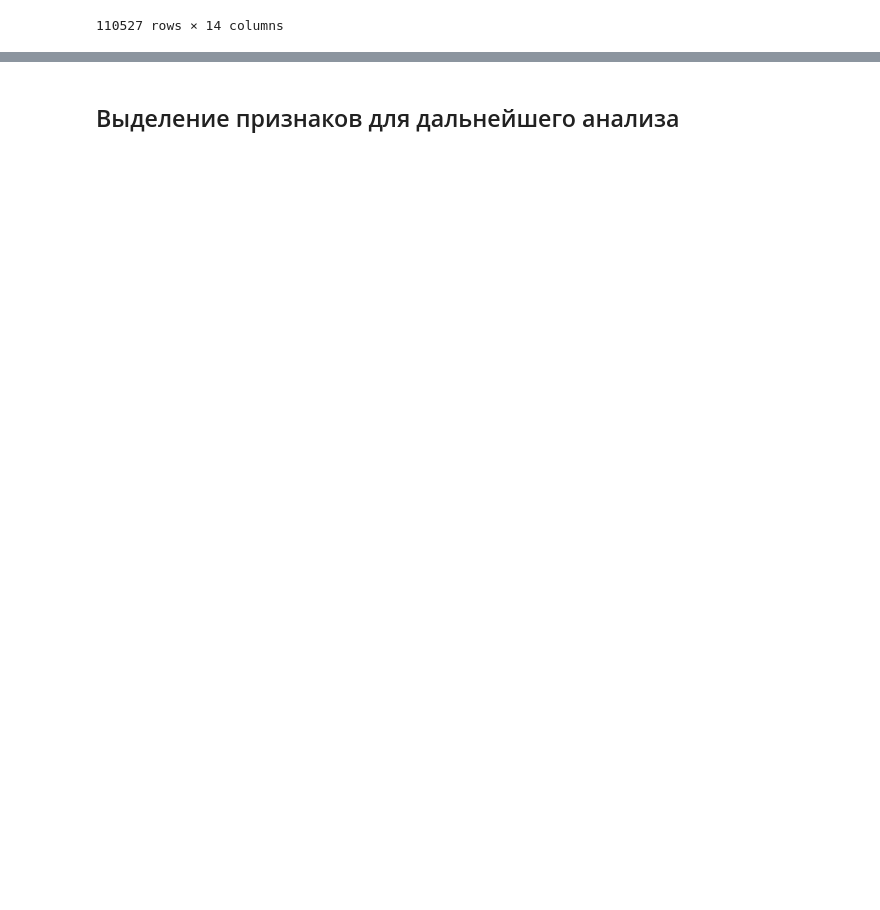
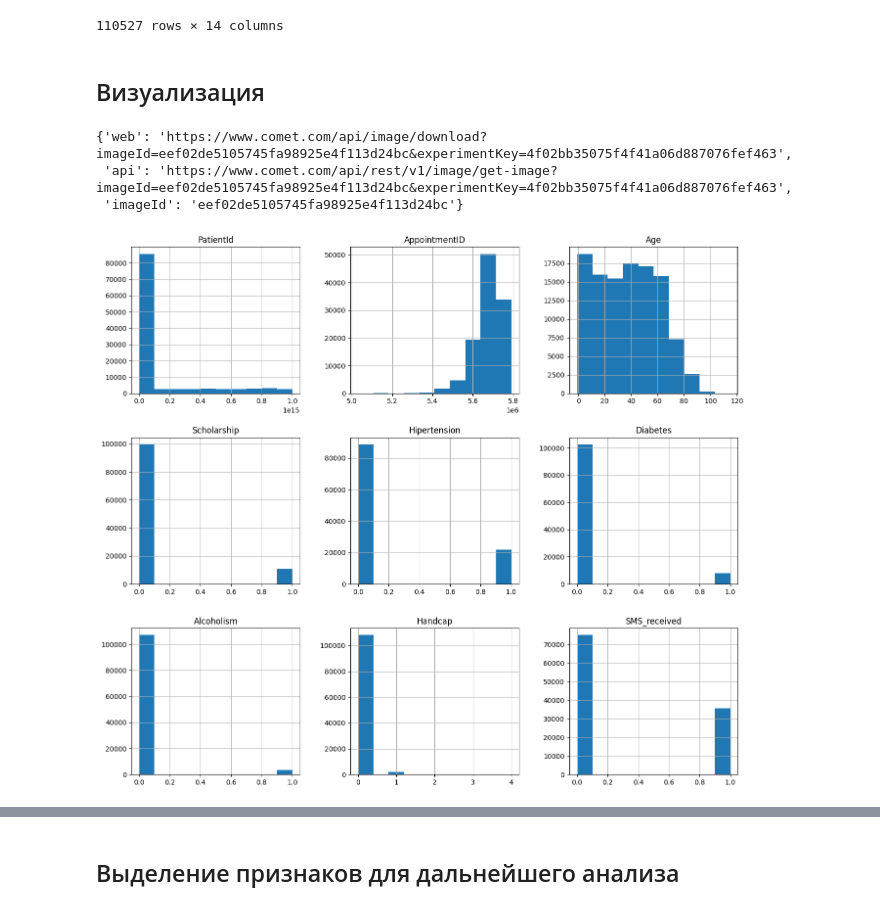
Before and after one commit to chertt007/ML-course, a Jupyter notebook: Block_3_module_11_логирование_экспериментов/Планирование эксперимента и логирование изменений в Comet.ml. Практика.ipynb, the cells around one changed output, grey strips where cells are left out. Drawn from its saved outputs; the diff is of its cells as text; code cells hidden in the pictures; blank space fills up the shorter version.

Commit message:
updated experiment

```diff
--- a/Block_3_module_11_логирование_экспериментов/Планирование эксперимента и логирование изменений в Comet.ml. Практика.ipynb
+++ b/Block_3_module_11_логирование_экспериментов/Планирование эксперимента и логирование изменений в Comet.ml. Практика.ipynb
@@ -22,3 +31,13 @@ df
 | 110525 | 9.213493e+13 | 5630323 | F | 2016-04-27T15:09:23Z | 2016-06-07T00:00:00Z | 38 | MARIA ORTIZ | 0 | ... |
 | 110526 | 3.775115e+14 | 5629448 | F | 2016-04-27T13:30:56Z | 2016-06-07T00:00:00Z | 54 | MARIA ORTIZ | 0 | ... |
 110527 rows × 14 columns
+# %% [markdown]
+## Визуализация
+# %%
+df.hist(figsize=(16,14))
+experiment.log_figure(figure=plt)
+# %% [output]
+{'web': 'https://www.comet.com/api/image/download?imageId=eef02de5105745fa98925e4f113d24bc&experimentKey=4f02bb35075f4f41a06d887076fef463',
+ 'api': 'https://www.comet.com/api/rest/v1/image/get-image?imageId=eef02de5105745fa98925e4f113d24bc&experimentKey=4f02bb35075f4f41a06d887076fef463',
+ 'imageId': 'eef02de5105745fa98925e4f113d24bc'}
+[figure, added]
```
Also changed, not shown: parts of 19 cells of this notebook.
